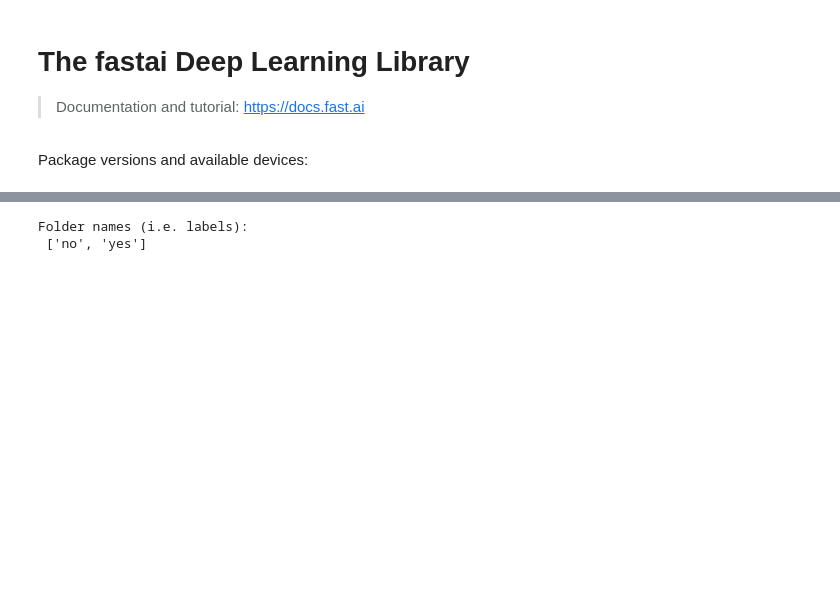
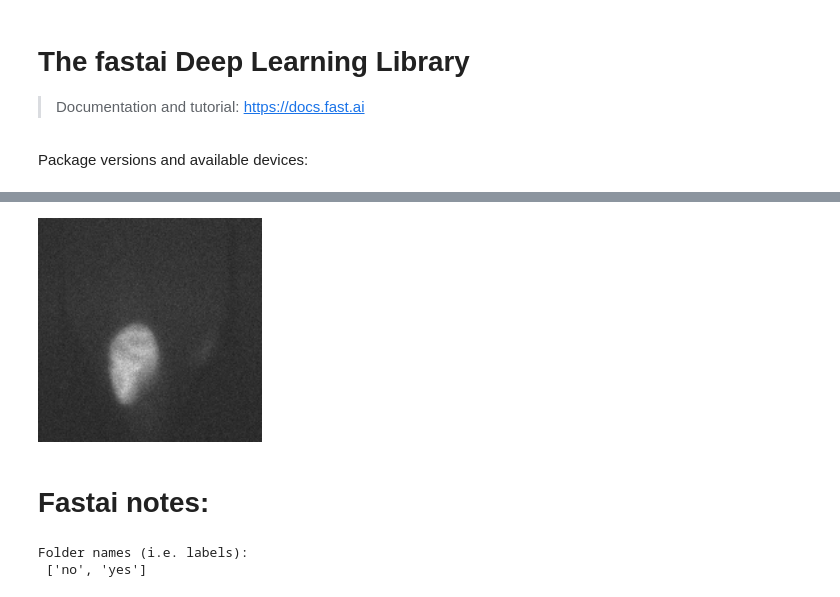
Before and after one commit to mshagirov/cell-migration-code, a Jupyter notebook: 0_fastai_info.ipynb, the cells around one changed output, grey strips where cells are left out. Saved outputs shown, nothing was run; the diff lists cells and outputs as text; code cells hidden in the pictures; blank space fills up the shorter version.

```diff
--- a/0_fastai_info.ipynb
+++ b/0_fastai_info.ipynb
@@ -27,0 +91,6 @@ data_path = Path('/mnt/mbi/images/micros/murat/dataDIR/maria_21072023/')
+# %%
+Resize(224)(pil_img_k)
+# %% [output]
+[figure, added]
+# %% [markdown]
+# Fastai notes:
```
Also changed, not shown: parts of 31 cells of this notebook, 2 other files.
